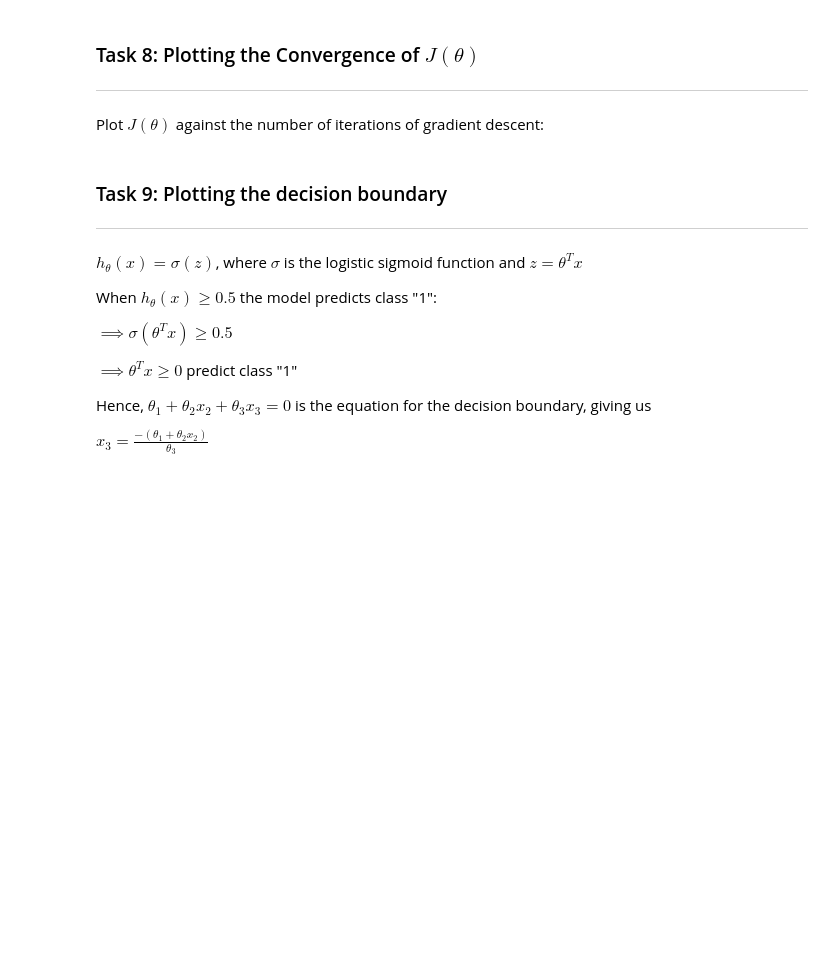
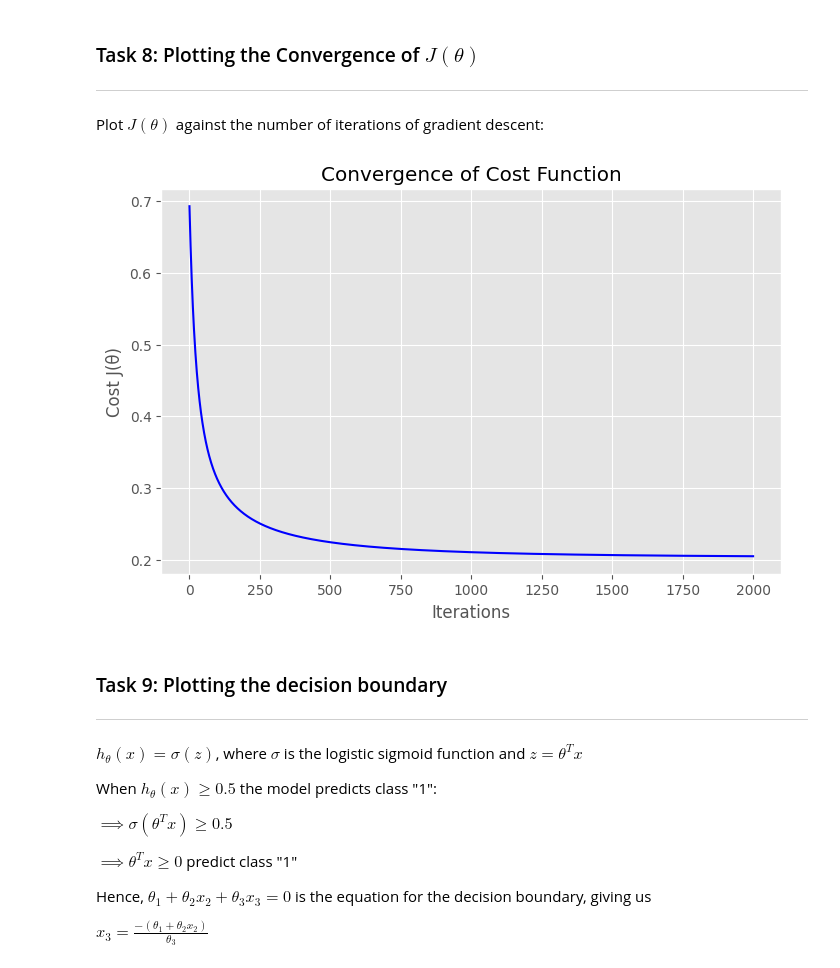
Before and after one commit to uvhemanth6/ML---LAB, a Jupyter notebook: Logistic_Regression.ipynb, the cells around one changed output. Cells and saved outputs as stored; diff of their text form; code cells hidden in the pictures; blank space fills up the shorter version.

```diff
--- a/Logistic_Regression.ipynb
+++ b/Logistic_Regression.ipynb
@@ -82,21 +82,3 @@ $$J(\theta) = -\frac{1}{m} \sum_{i=1}^{m} [ y^{(i)}log(h_{\theta}(x^{(i)})) + (1
 where the gradient of the cost function is given by
 
 $$ \frac{\partial J(\theta)}{\partial \theta_j} = \frac{1}{m} \sum_{i=1}^{m} (h_{\theta}(x^{(i)}) - y^{(i)})x_j^{(i)}$$
-# %%
-def cost_and_gradient(X,Y,theta):
-    m=len(y)
-    z= X @ theta
-    h=sigmoid(z)
-    j=(-1/m)*(np.sum(y*np.log(h)+(1-y)*np.log(1-h)))
-    g=(1/m)*(X.T @ (h-y))
-    return j,g
-
-x=df.iloc[::-1].values
-y=df["Results"].values
-theta=np.array([0.1,0.2,0.3])
-alpha = 0.1
-for i in range(1000):
-    j,g=cost_and_gradient(x,y,theta)
-    theta=theta-(alpha*g)
-    if i%100==0:
-        print(j,g)
@@ -114,3 +110,8 @@ nan [25.48769484 25.90769001  0.2       ]
 # %% [markdown]
 ### Task 6: Cost and Gradient at Initialization
 ---
+# %%
+
+J, G = cost_and_gradient(X, y, theta)
+print("Initial cost:", J)
+print("Initial gradient:", G)
@@ -120,3 +124,17 @@ nan [25.48769484 25.90769001  0.2       ]
 # %% [markdown]
 Minimize the cost function $J(\theta)$ by updating the below equation and repeat until convergence
 $\theta_j := \theta_j - \alpha \frac{\partial J(\theta)}{\partial \theta_j}$ (simultaneously update $\theta_j$ for all $j$)
+# %%
+
+alpha = 0.1
+iterations = 2000
+costs = []
+
+for i in range(iterations):
+    J, G = cost_and_gradient(X, y, theta)
+    theta -= alpha * G
+    costs.append(J)
+    if i % 200 == 0:
+        print(f"Iteration {i}: Cost = {J}")
+
+print("Optimized theta:", theta)
@@ -125,6 +155,16 @@ $\theta_j := \theta_j - \alpha \frac{\partial J(\theta)}{\partial \theta_j}$ (si
 ---
 # %% [markdown]
 Plot $J(\theta)$ against the number of iterations of gradient descent:
+# %%
+
+plt.figure(figsize=(8,5))
+plt.plot(range(iterations), costs, 'b-')
+plt.xlabel("Iterations")
+plt.ylabel("Cost J(θ)")
+plt.title("Convergence of Cost Function")
+plt.show()
+# %% [output]
+[figure, added]
 # %% [markdown]
 ### Task 9: Plotting the decision boundary
 ---
```
Also changed, not shown: parts of 6 cells of this notebook.
